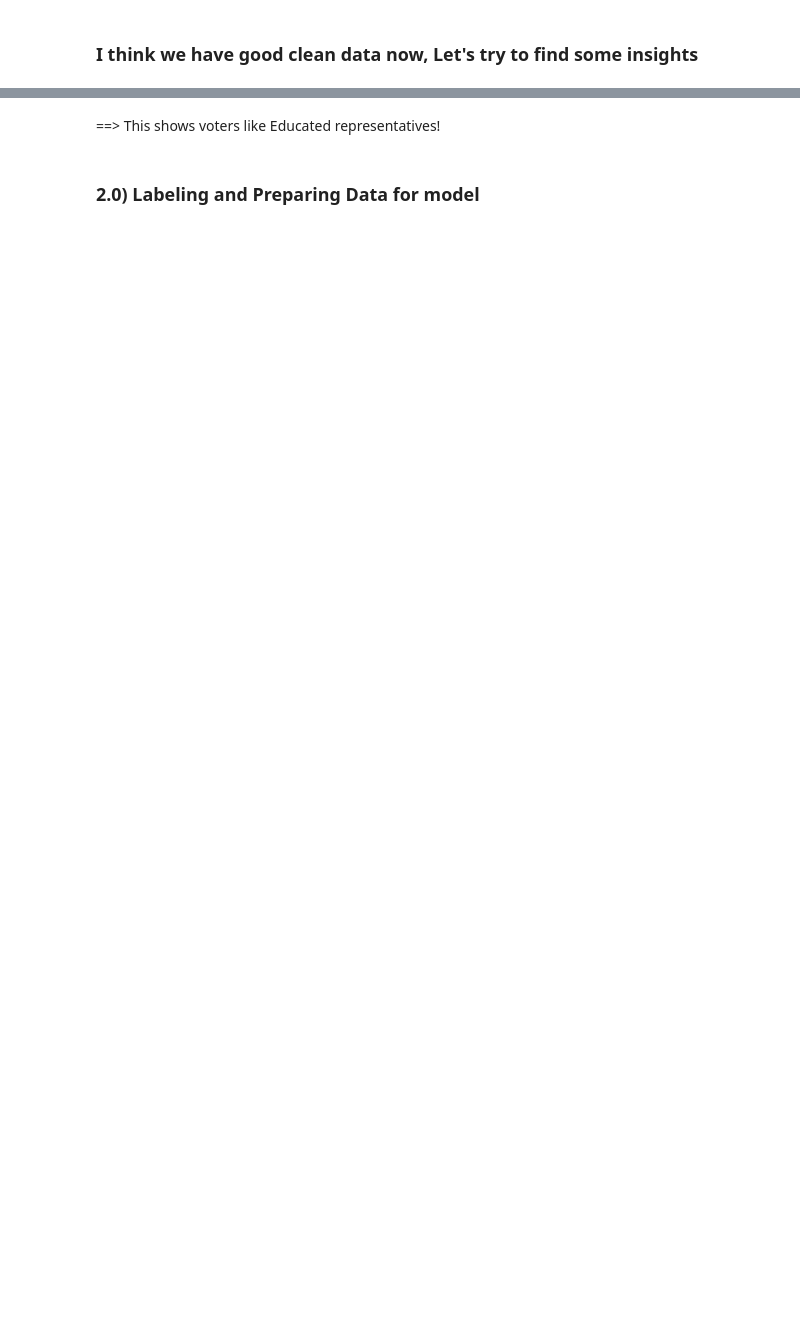
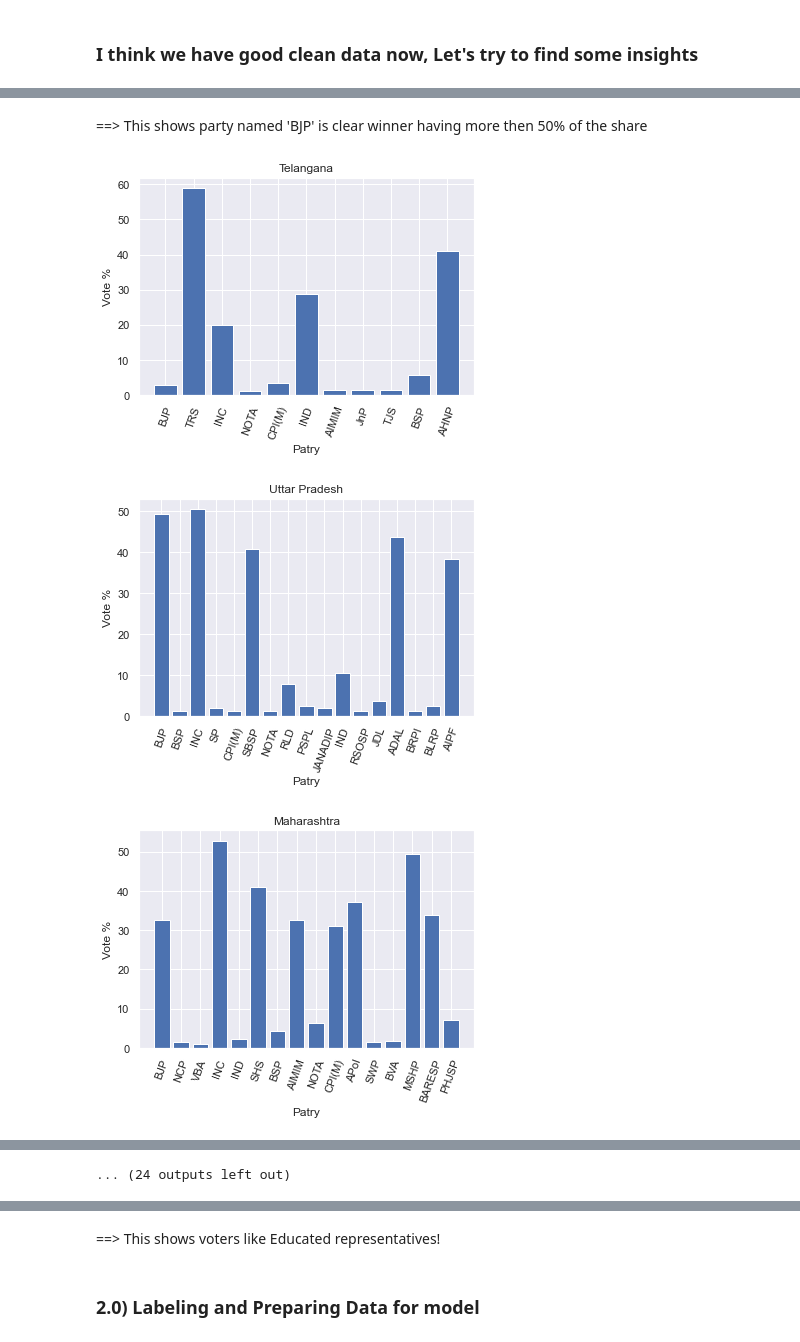
Before and after one commit to nmparikh/UCDPA_NimeshParikh, a Jupyter notebook: Data_Cleaning_Analysis.ipynb, the cells around one changed output, grey strips where cells are left out. Cells and saved outputs as stored; diff of their text form; code cells hidden in the pictures; blank space fills up the shorter version.

```diff
--- a/Data_Cleaning_Analysis.ipynb
+++ b/Data_Cleaning_Analysis.ipynb
@@ -216,0 +425,21 @@ plt.show()
+# %% [markdown]
+==> This shows party named 'BJP' is clear winner having more then 50% of the share
+# %%
+#Lets see if we have major difference in Vote% this will show if the gap was big or thin
+
+df_state = df_elec['STATE'].unique()
+for st in df_state:
+    df = df_elec[df_elec['STATE'] == st]
+    y = df.groupby(["PARTY"])['pct_over_total_vote_poll_in_const'].mean()
+    x = df['PARTY'].unique()
+    fig1, ax1 = plt.subplots()
+    ax1.bar(x,y)
+    ax1.set_title(st)
+    ax1.set_xlabel("Patry")
+    ax1.set_ylabel("Vote %")
+    ax1.tick_params(axis='x', rotation=70)
+    plt.show()
+# %% [output]
+[figure, added]
+[figure, added]
+[figure, added]
@@ -217,3 +455,4 @@ plt.show()
+... (24 outputs left out)
 # %%
 #For Criminal Cases
 
```
Also changed, not shown: parts of 43 cells of this notebook, 1 other file.
